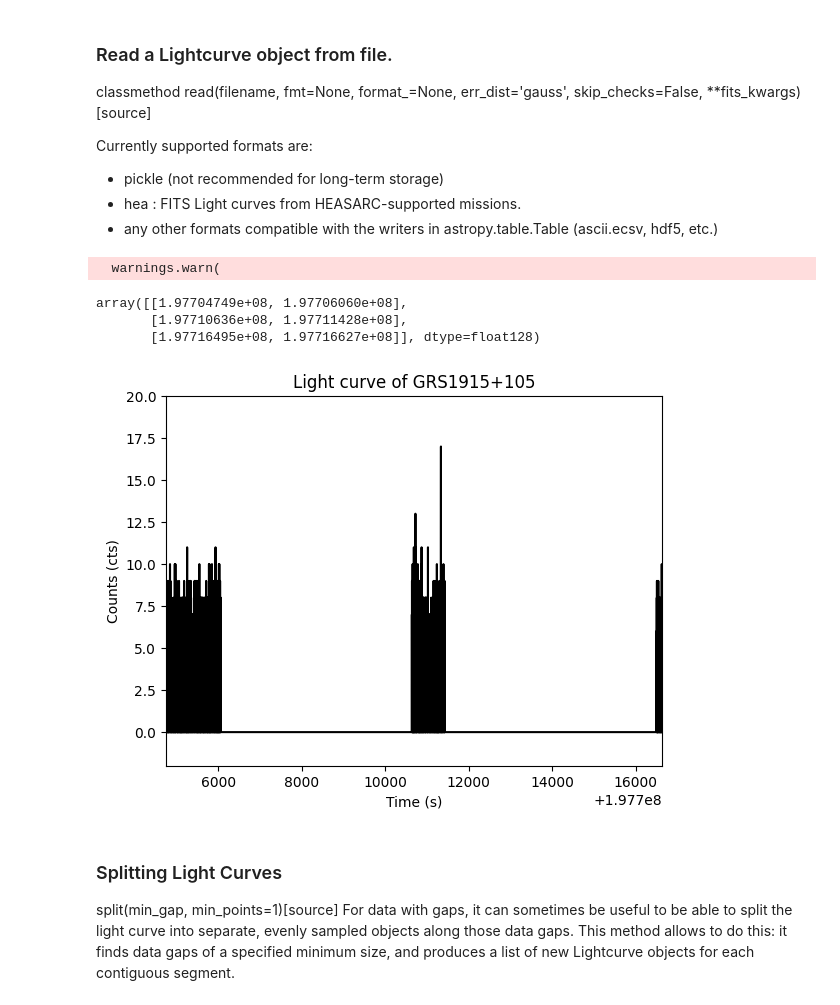
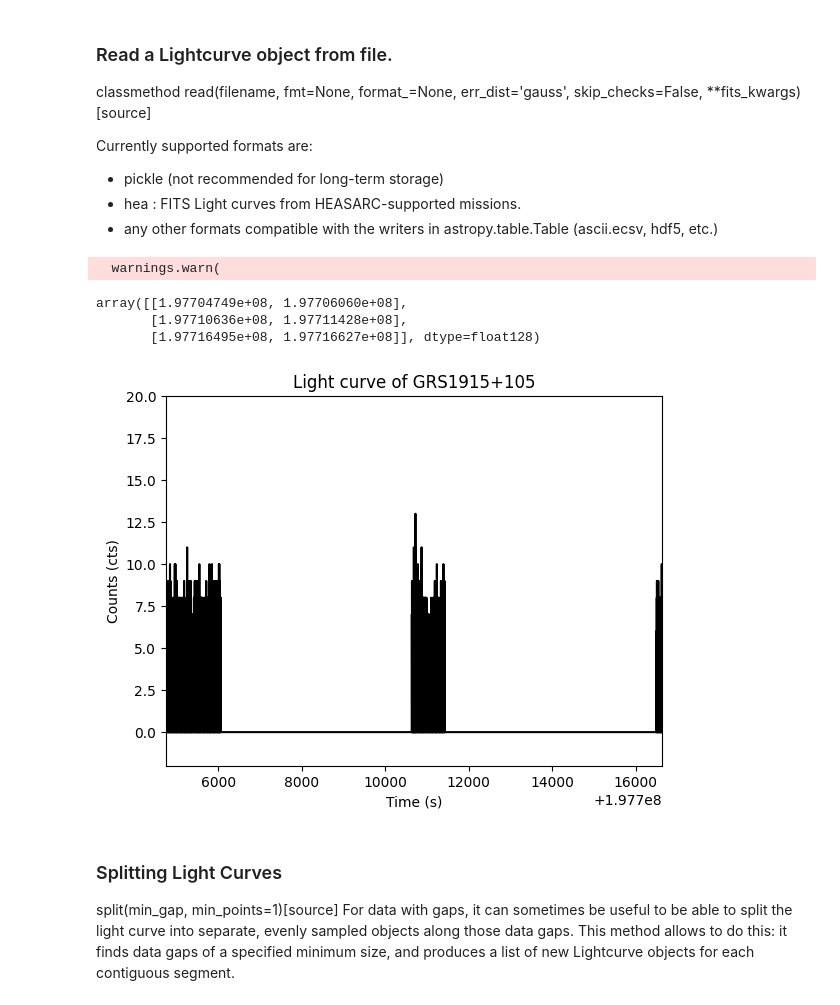
Before and after one commit to uu7uu/stingray_study, a Jupyter notebook: stingray.ipynb, the cells around one changed output. Drawn from its saved outputs; the diff is of its cells as text; code cells hidden in the pictures.

```diff
--- a/stingray.ipynb
+++ b/stingray.ipynb
@@ -19,20 +19,20 @@ Currently supported formats are:
 - hea : FITS Light curves from HEASARC-supported missions.
 - any other formats compatible with the writers in astropy.table.Table (ascii.ecsv, hdf5, etc.)
 # %%
-lc = Lightcurve.read("lg_g0_0-94.lc", fmt="hea",err_dist="gauss")
+lc = Lightcurve.read("lightc_g0_0-94.lc", fmt="hea",err_dist="gauss")
 lc.plot(labels=('Time (s)','Counts (cts)'),
         axis=(197704748,197716627,-2,20),
         title="Light curve of GRS1915+105",
         marker = 'k',
         save=True, filename="lightcurve.png") #绘制光变曲线并保存
 
 lc.gti #查看gti
 # %% [output]
   warnings.warn(
 array([[1.97704749e+08, 1.97706060e+08],
        [1.97710636e+08, 1.97711428e+08],
        [1.97716495e+08, 1.97716627e+08]], dtype=float128)
-[figure, old version]
+[figure, new version]
 # %% [markdown]
 ### Splitting Light Curves
 split(min_gap, min_points=1)[source]
```
Also changed, not shown: parts of 3 cells of this notebook.
